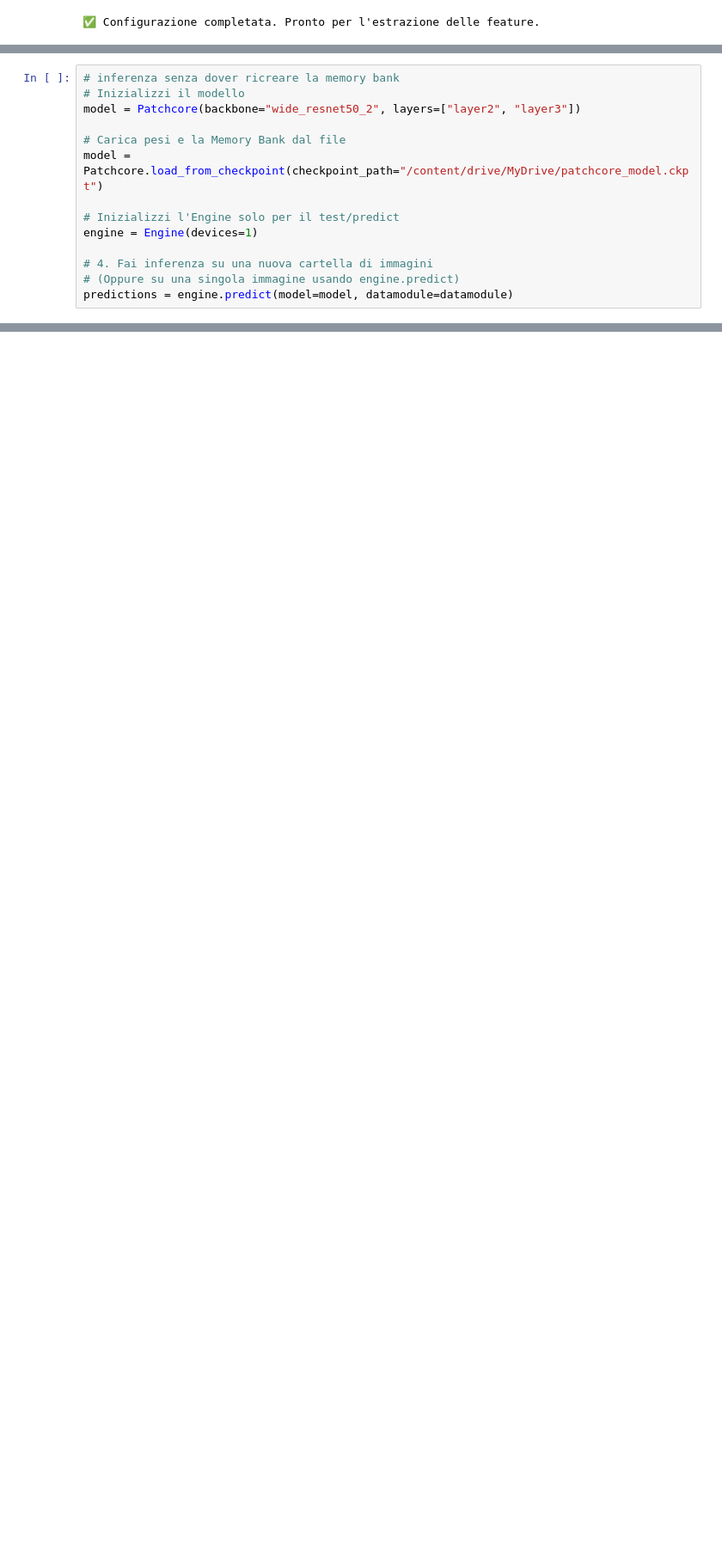
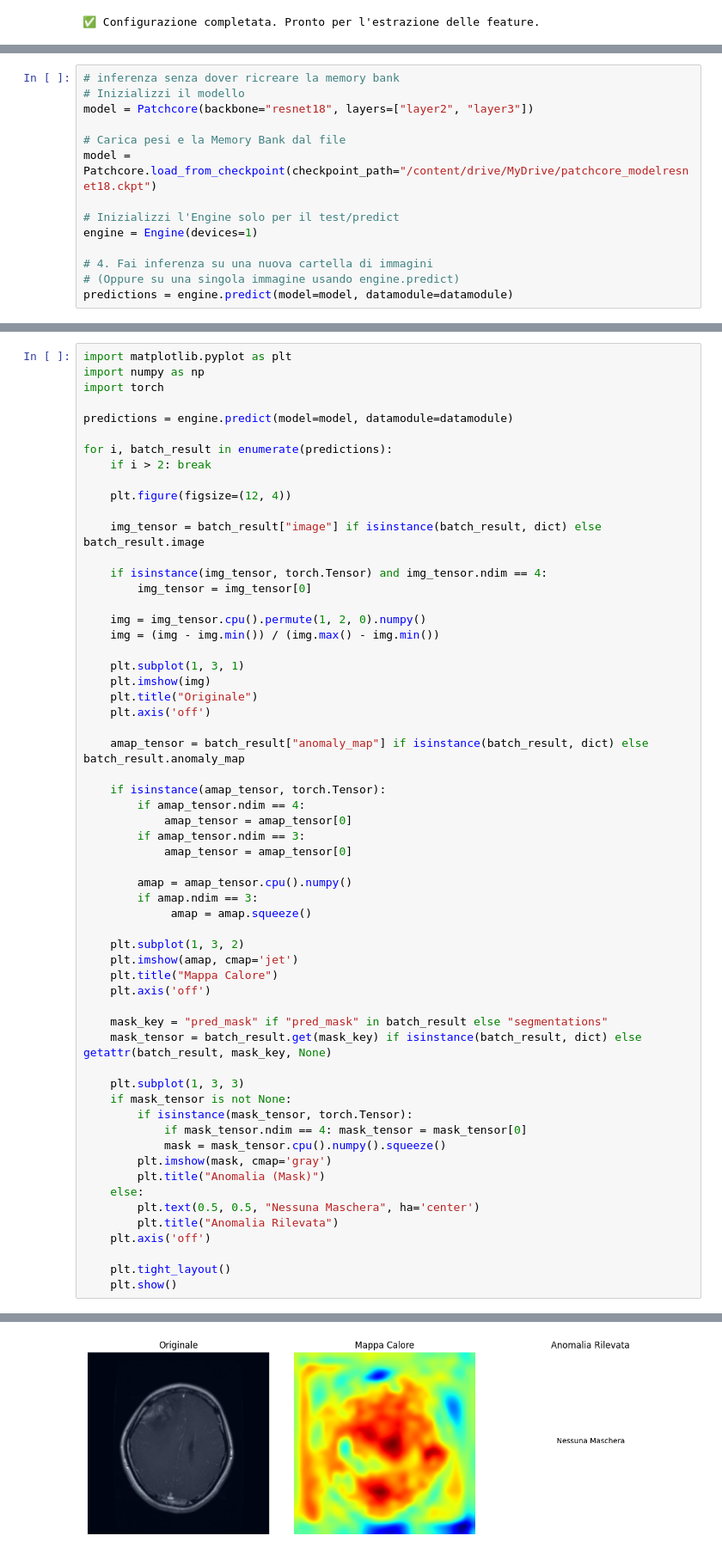
Before and after one commit to profsuccodifrutta/patch_core_brain_mri, a Jupyter notebook: patch_core_v1.ipynb, the cells around one changed output, grey strips where cells are left out. Shown at 86% size. Drawn from its saved outputs; the diff is of its cells as text; blank space fills up the shorter version.

Commit message:
memory banked created with resnet18

```diff
--- a/patch_core_v1.ipynb
+++ b/patch_core_v1.ipynb
@@ -102,10 +149,10 @@ print(f"✅ Modello salvato correttamente in: {path_salvataggio}")
 # %%
 # inferenza senza dover ricreare la memory bank
 # Inizializzi il modello
-model = Patchcore(backbone="wide_resnet50_2", layers=["layer2", "layer3"])
+model = Patchcore(backbone="resnet18", layers=["layer2", "layer3"])
 
 # Carica pesi e la Memory Bank dal file
-model = Patchcore.load_from_checkpoint(checkpoint_path="/content/drive/MyDrive/patchcore_model.ckpt")
+model = Patchcore.load_from_checkpoint(checkpoint_path="/content/drive/MyDrive/patchcore_modelresnet18.ckpt")
 
 # Inizializzi l'Engine solo per il test/predict
 engine = Engine(devices=1)
@@ -146,0 +171,60 @@ for i, prediction in enumerate(predictions):
+# %%
+import matplotlib.pyplot as plt
+import numpy as np
+import torch
+
+predictions = engine.predict(model=model, datamodule=datamodule)
+
+for i, batch_result in enumerate(predictions):
+    if i > 2: break
+
+    plt.figure(figsize=(12, 4))
+
+    img_tensor = batch_result["image"] if isinstance(batch_result, dict) else batch_result.image
+
+    if isinstance(img_tensor, torch.Tensor) and img_tensor.ndim == 4:
+        img_tensor = img_tensor[0]
+
+    img = img_tensor.cpu().permute(1, 2, 0).numpy()
+    img = (img - img.min()) / (img.max() - img.min())
+
+    plt.subplot(1, 3, 1)
+    plt.imshow(img)
+    plt.title("Originale")
+    plt.axis('off')
+
+    amap_tensor = batch_result["anomaly_map"] if isinstance(batch_result, dict) else batch_result.anomaly_map
+
+    if isinstance(amap_tensor, torch.Tensor):
+        if amap_tensor.ndim == 4:
+            amap_tensor = amap_tensor[0]
+        if amap_tensor.ndim == 3:
+            amap_tensor = amap_tensor[0]
+
+        amap = amap_tensor.cpu().numpy()
+        if amap.ndim == 3:
+             amap = amap.squeeze()
+
+    plt.subplot(1, 3, 2)
+    plt.imshow(amap, cmap='jet')
+    plt.title("Mappa Calore")
+    plt.axis('off')
+
+    mask_key = "pred_mask" if "pred_mask" in batch_result else "segmentations"
+    mask_tensor = batch_result.get(mask_key) if isinstance(batch_result, dict) else getattr(batch_result, mask_key, None)
+
+    plt.subplot(1, 3, 3)
+    if mask_tensor is not None:
+        if isinstance(mask_tensor, torch.Tensor):
+            if mask_tensor.ndim == 4: mask_tensor = mask_tensor[0]
+            mask = mask_tensor.cpu().numpy().squeeze()
+        plt.imshow(mask, cmap='gray')
+        plt.title("Anomalia (Mask)")
+    else:
+        plt.text(0.5, 0.5, "Nessuna Maschera", ha='center')
+        plt.title("Anomalia Rilevata")
+    plt.axis('off')
+
+    plt.tight_layout()
+    plt.show()
+# %% [output]
@@ -146,0 +237 @@ for i, prediction in enumerate(predictions):
+[figure, added]
```
Also changed, not shown: parts of 7 cells of this notebook.
